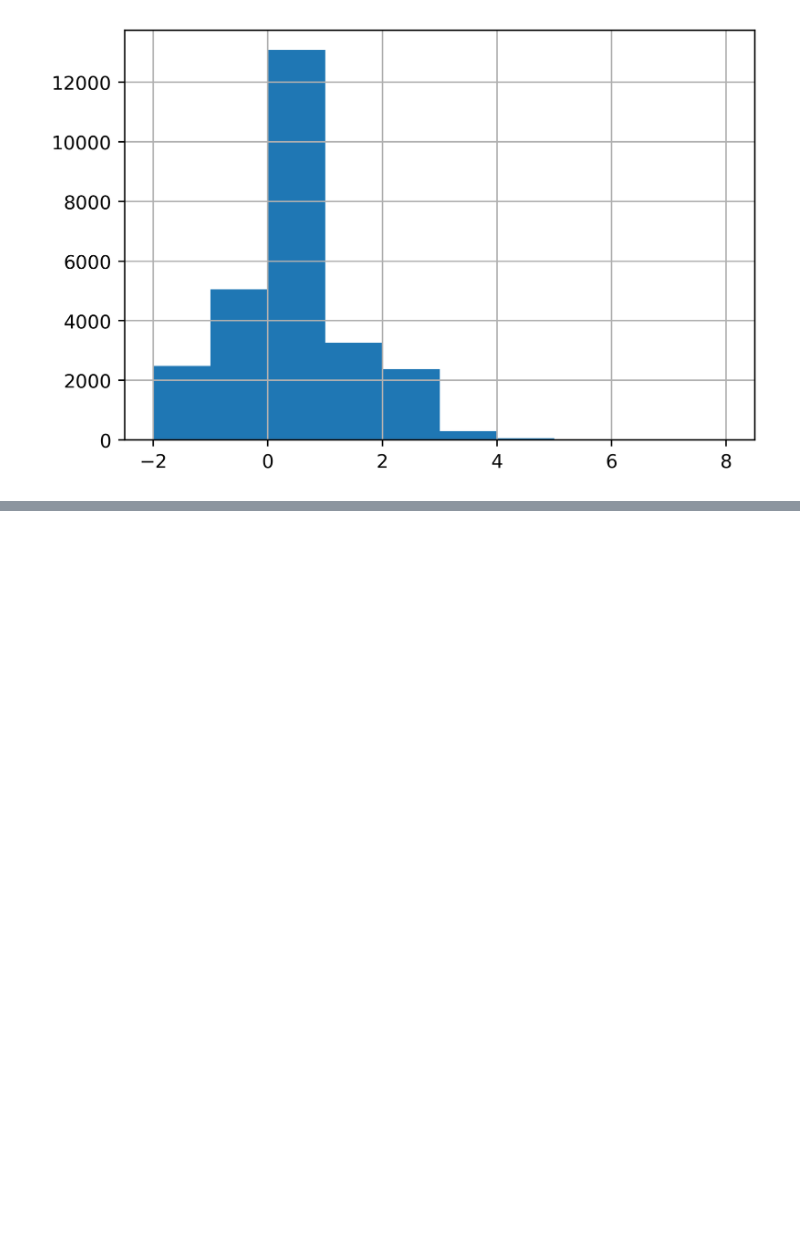
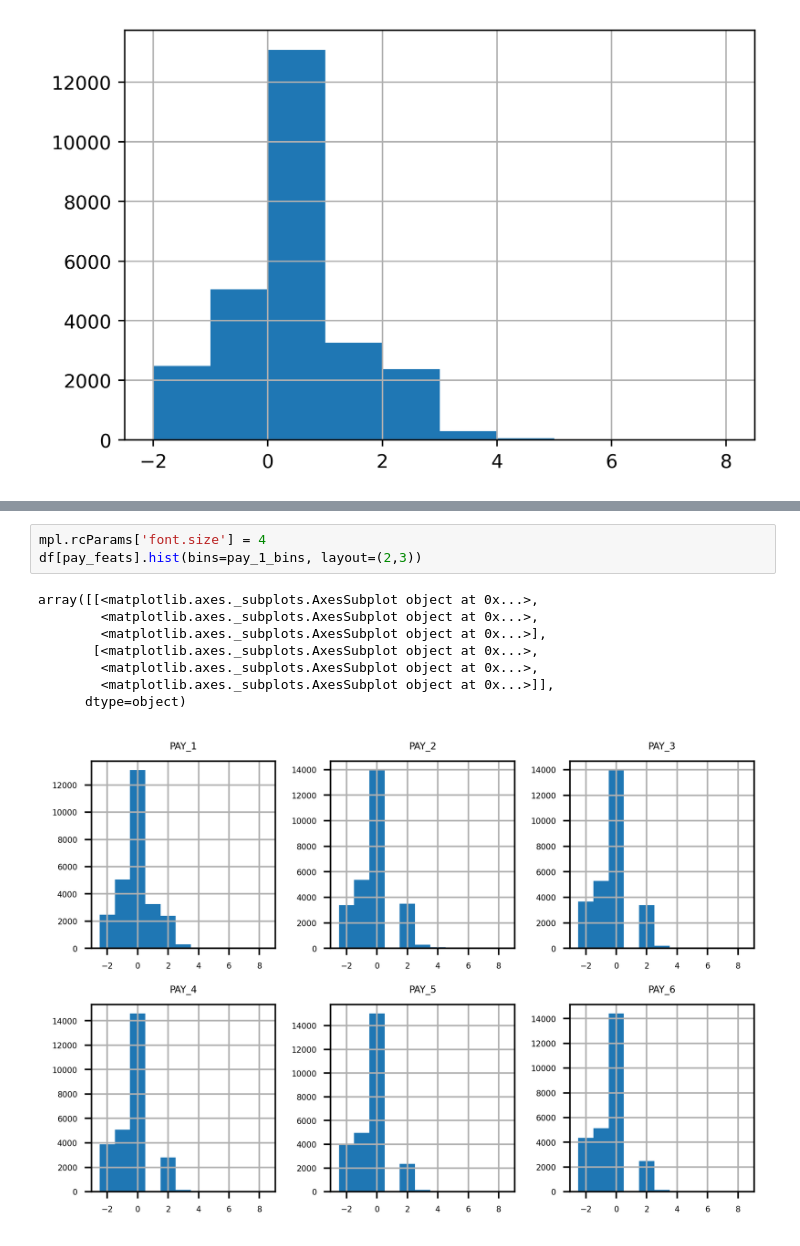
Before and after one commit to kanisamaina/Technocolabs_DataScience_Internship, a Jupyter notebook: Minor_Project_2/Project2.ipynb, the cells around one changed output, grey strips where cells are left out. Saved outputs shown, nothing was run; the diff lists cells and outputs as text; blank space fills up the shorter version.

```diff
--- a/Minor_Project_2/Project2.ipynb
+++ b/Minor_Project_2/Project2.ipynb
@@ -503,0 +514,12 @@ df[pay_feats[0]].hist()
+# %%
+mpl.rcParams['font.size'] = 4
+df[pay_feats].hist(bins=pay_1_bins, layout=(2,3))
+# %% [output]
+array([[<matplotlib.axes._subplots.AxesSubplot object at 0x...>,
+        <matplotlib.axes._subplots.AxesSubplot object at 0x...>,
+        <matplotlib.axes._subplots.AxesSubplot object at 0x...>],
+       [<matplotlib.axes._subplots.AxesSubplot object at 0x...>,
+        <matplotlib.axes._subplots.AxesSubplot object at 0x...>,
+        <matplotlib.axes._subplots.AxesSubplot object at 0x...>]],
+      dtype=object)
+[figure, added]
```
Also changed, not shown: parts of 13 cells of this notebook.
